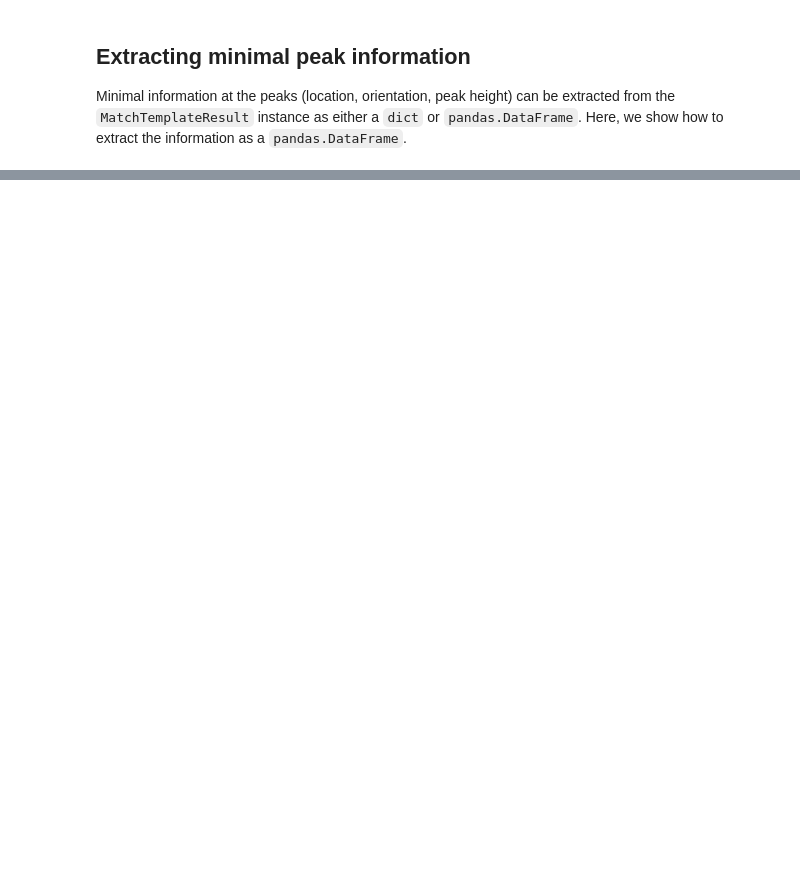
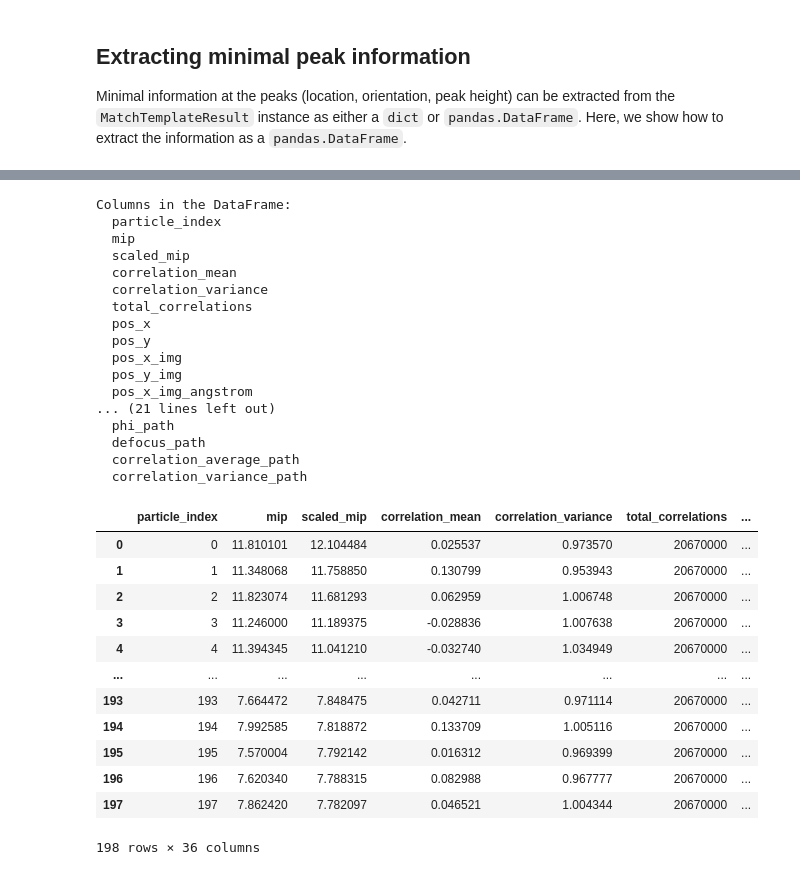
Before and after one commit to sharhar/Leopard-EM, a Jupyter notebook: docs/examples/02_extract_peak_info.ipynb, the cells around one changed output, grey strips where cells are left out. Drawn from its saved outputs; the diff is of its cells as text; code cells hidden in the pictures; blank space fills up the shorter version.

```diff
--- a/docs/examples/02_extract_peak_info.ipynb
+++ b/docs/examples/02_extract_peak_info.ipynb
@@ -40,0 +144,40 @@ df_full
+# %%
+df_full = mt_manager.results_to_dataframe()
+
+# Print the columns in the DataFrame
+print("Columns in the DataFrame:")
+for col in df_full.columns:
+    print(f"  {col}")
+
+df_full
+# %% [output]
+Columns in the DataFrame:
+  particle_index
+  mip
+  scaled_mip
+  correlation_mean
+  correlation_variance
+  total_correlations
+  pos_x
+  pos_y
+  pos_x_img
+  pos_y_img
+  pos_x_img_angstrom
+... (21 lines left out)
+  phi_path
+  defocus_path
+  correlation_average_path
+  correlation_variance_path
+|  | particle_index | mip | scaled_mip | correlation_mean | correlation_variance | total_correlations | ... |
+| 0 | 0 | 11.810101 | 12.104484 | 0.025537 | 0.973570 | 20670000 | ... |
+| 1 | 1 | 11.348068 | 11.758850 | 0.130799 | 0.953943 | 20670000 | ... |
+| 2 | 2 | 11.823074 | 11.681293 | 0.062959 | 1.006748 | 20670000 | ... |
+| 3 | 3 | 11.246000 | 11.189375 | -0.028836 | 1.007638 | 20670000 | ... |
+| 4 | 4 | 11.394345 | 11.041210 | -0.032740 | 1.034949 | 20670000 | ... |
+| ... | ... | ... | ... | ... | ... | ... | ... |
+| 193 | 193 | 7.664472 | 7.848475 | 0.042711 | 0.971114 | 20670000 | ... |
+| 194 | 194 | 7.992585 | 7.818872 | 0.133709 | 1.005116 | 20670000 | ... |
+| 195 | 195 | 7.570004 | 7.792142 | 0.016312 | 0.969399 | 20670000 | ... |
+| 196 | 196 | 7.620340 | 7.788315 | 0.082988 | 0.967777 | 20670000 | ... |
+| 197 | 197 | 7.862420 | 7.782097 | 0.046521 | 1.004344 | 20670000 | ... |
+198 rows × 36 columns
```
Also changed, not shown: parts of 10 cells of this notebook, 4 other files.
